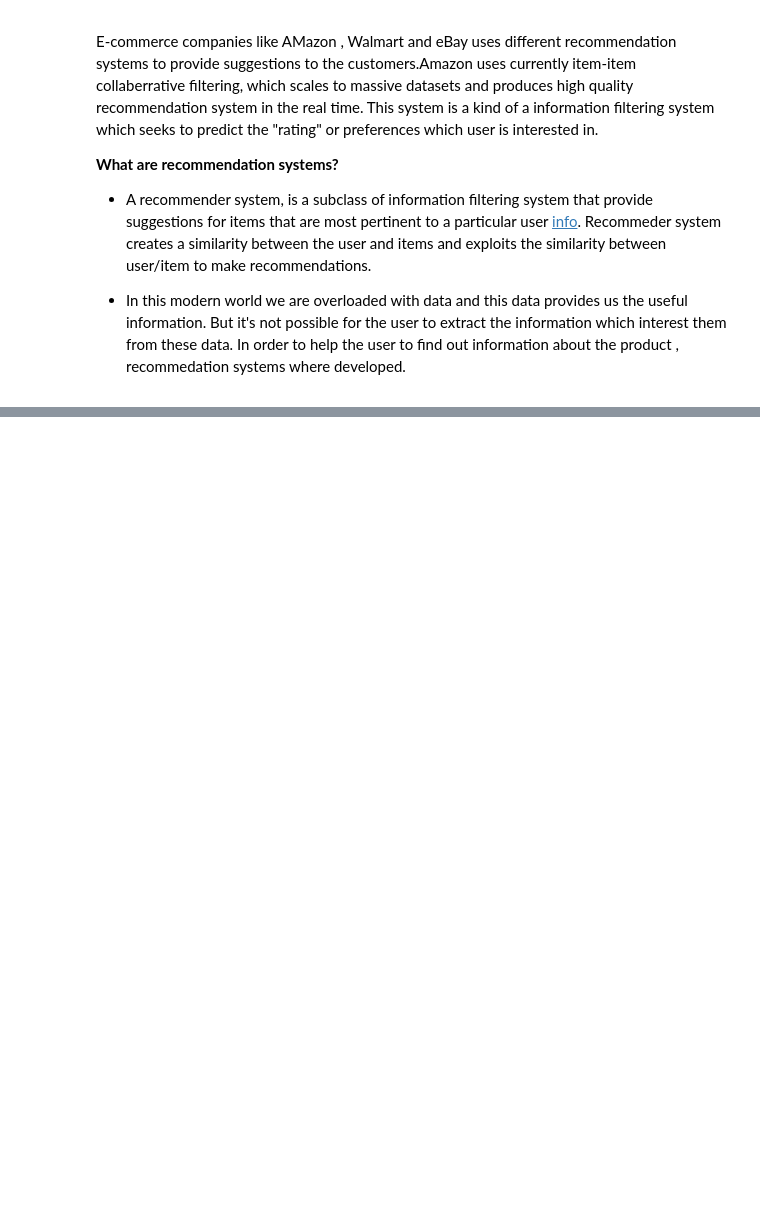
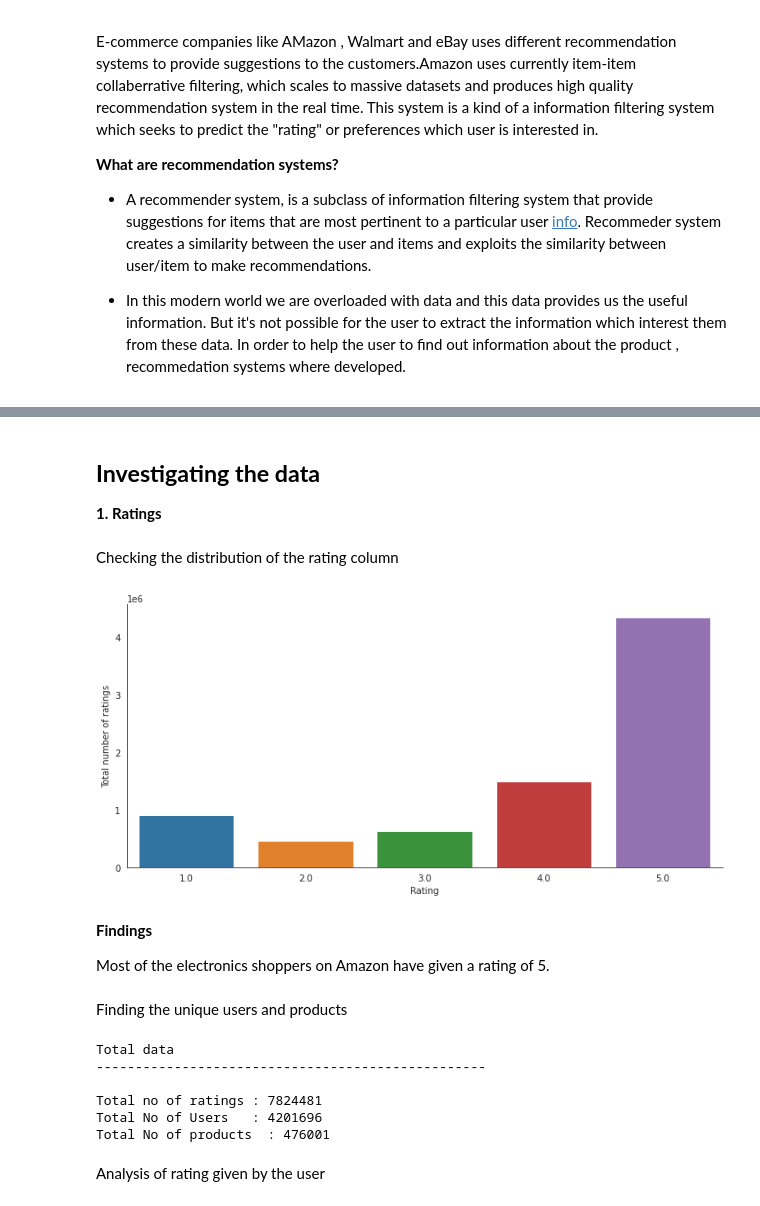
Before and after one commit to SamuelWanjiru/Recommender_System_Amazon_Reviews, a Jupyter notebook: RecommenderSystem.ipynb, the cells around one changed output, grey strips where cells are left out. Saved outputs shown, nothing was run; the diff lists cells and outputs as text; code cells hidden in the pictures; blank space fills up the shorter version.

```diff
--- a/RecommenderSystem.ipynb
+++ b/RecommenderSystem.ipynb
@@ -13,0 +45,2 @@ Recommeder system creates a similarity between the user and items and exploits t
+# %%
+electronics = pd.read_csv(r'/content/gdrive/My Drive/KAGGLE PROJECTS/RECOMMENDER SYSTEM/ratings_Electronics.csv')
@@ -13,0 +62,7 @@ Recommeder system creates a similarity between the user and items and exploits t
+# %%
+# Define column names
+names= ['userId', 'productId','Rating','timestamp']
+
+# Adding column names to the dataset
+
+electronics.columns = names
@@ -13,0 +152,2 @@ Recommeder system creates a similarity between the user and items and exploits t
+# %%
+electronics.drop(['timestamp'],axis=1,inplace=True)
@@ -13,0 +167,34 @@ Recommeder system creates a similarity between the user and items and exploits t
+# %% [markdown]
+## **Investigating the data**
+**1. Ratings**
+# %% [markdown]
+Checking the distribution of the rating column
+# %%
+with sns.axes_style('white'):
+    g = sns.factorplot("Rating", data=electronics, aspect=2.0,kind='count')
+    g.set_ylabels("Total number of ratings")
+
+plt.show();
+# %% [output]
+[figure, added]
+# %% [markdown]
+**Findings**
+
+Most of the electronics shoppers on Amazon have given a rating of 5.
+# %% [markdown]
+Finding the unique users and products
+# %%
+print("Total data ")
+print("-"*50)
+print("\nTotal no of ratings :",electronics.shape[0])
+print("Total No of Users   :", len(np.unique(electronics.userId)))
+print("Total No of products  :", len(np.unique(electronics.productId)))
+# %% [output]
+Total data
+--------------------------------------------------
+
+Total no of ratings : 7824481
+Total No of Users   : 4201696
+Total No of products  : 476001
+# %% [markdown]
+Analysis of rating given by the user
```
Also changed, not shown: parts of 29 cells of this notebook.
